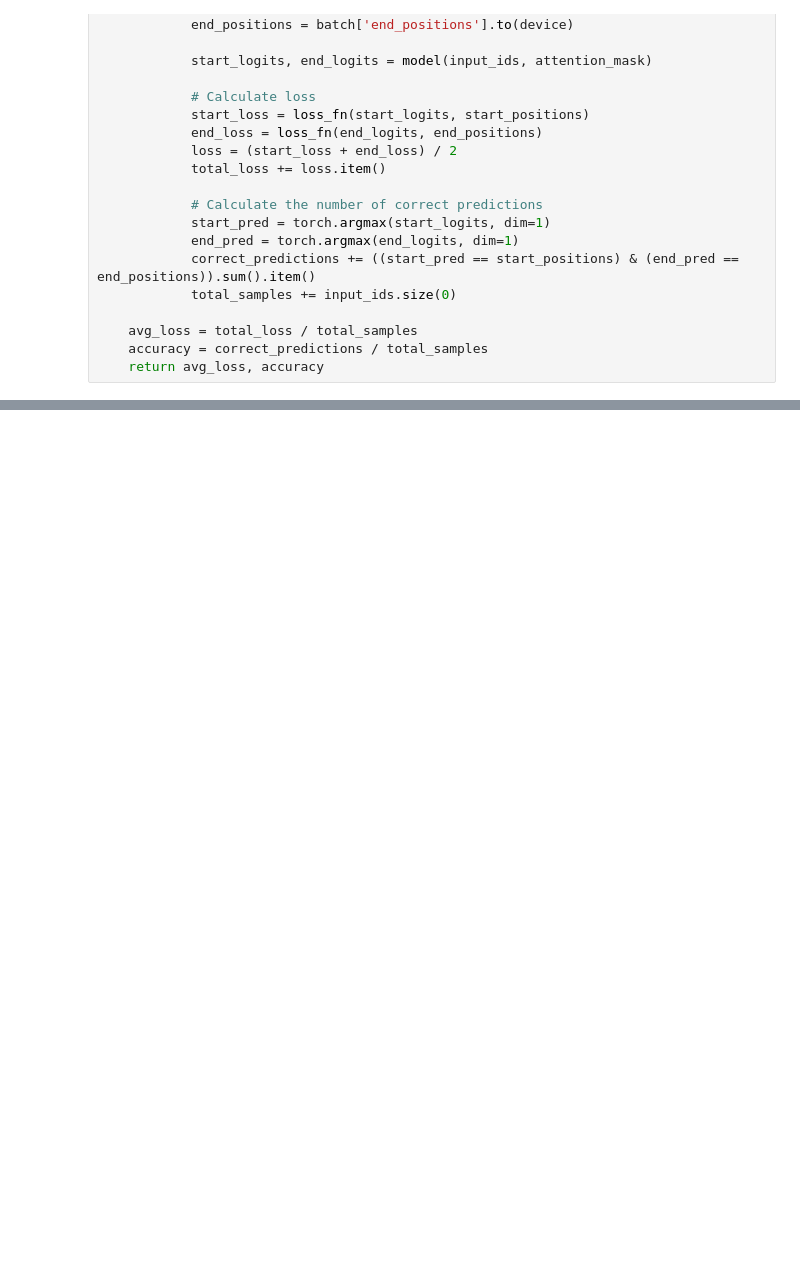
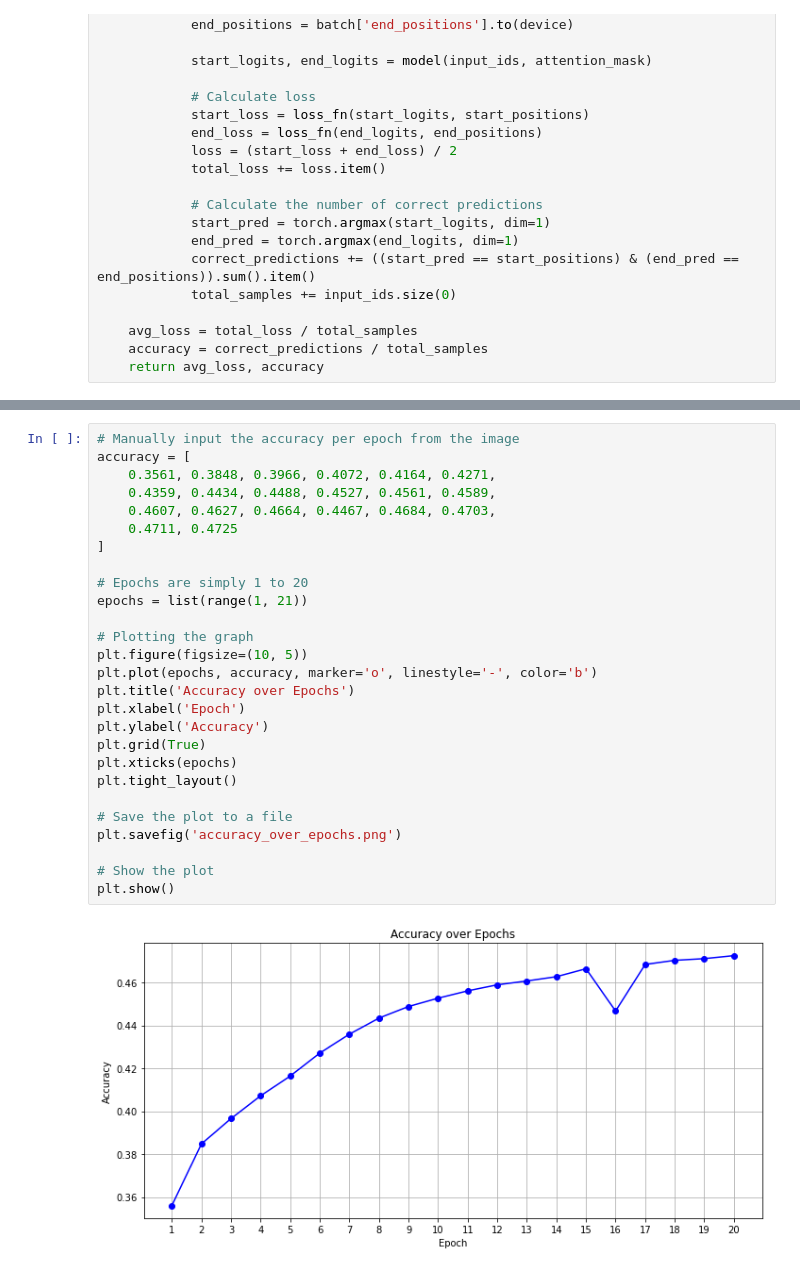
Before and after one commit to saekbote/cai6307-parsingpandas, a Jupyter notebook: LSTM.ipynb, the cells around one changed output, grey strips where cells are left out. Cells and saved outputs as stored; diff of their text form; blank space fills up the shorter version.

```diff
--- a/LSTM.ipynb
+++ b/LSTM.ipynb
@@ -283,0 +299,29 @@ Validation Loss: 0.2764, Validation Accuracy: 0.3751
+# %%
+# Manually input the accuracy per epoch from the image
+accuracy = [
+    0.3561, 0.3848, 0.3966, 0.4072, 0.4164, 0.4271,
+    0.4359, 0.4434, 0.4488, 0.4527, 0.4561, 0.4589,
+    0.4607, 0.4627, 0.4664, 0.4467, 0.4684, 0.4703,
+    0.4711, 0.4725
+]
+
+# Epochs are simply 1 to 20
+epochs = list(range(1, 21))
+
+# Plotting the graph
+plt.figure(figsize=(10, 5))
+plt.plot(epochs, accuracy, marker='o', linestyle='-', color='b')
+plt.title('Accuracy over Epochs')
+plt.xlabel('Epoch')
+plt.ylabel('Accuracy')
+plt.grid(True)
+plt.xticks(epochs)
+plt.tight_layout()
+
+# Save the plot to a file
+plt.savefig('accuracy_over_epochs.png')
+
+# Show the plot
+plt.show()
+# %% [output]
+[figure, added]
```
Also changed, not shown: parts of 5 cells of this notebook, 4 other files.
